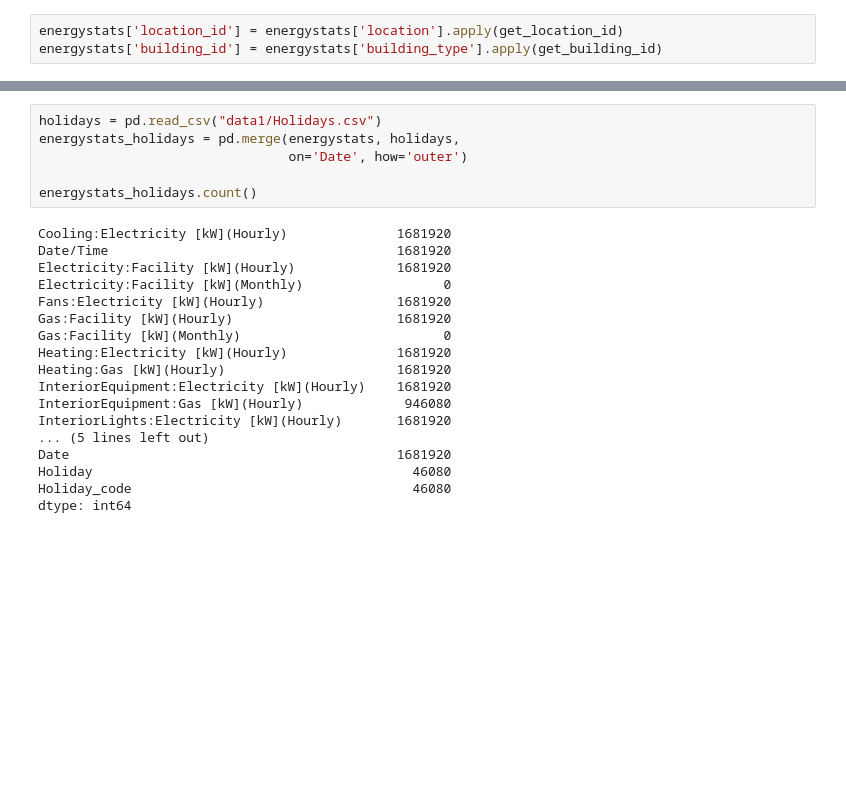
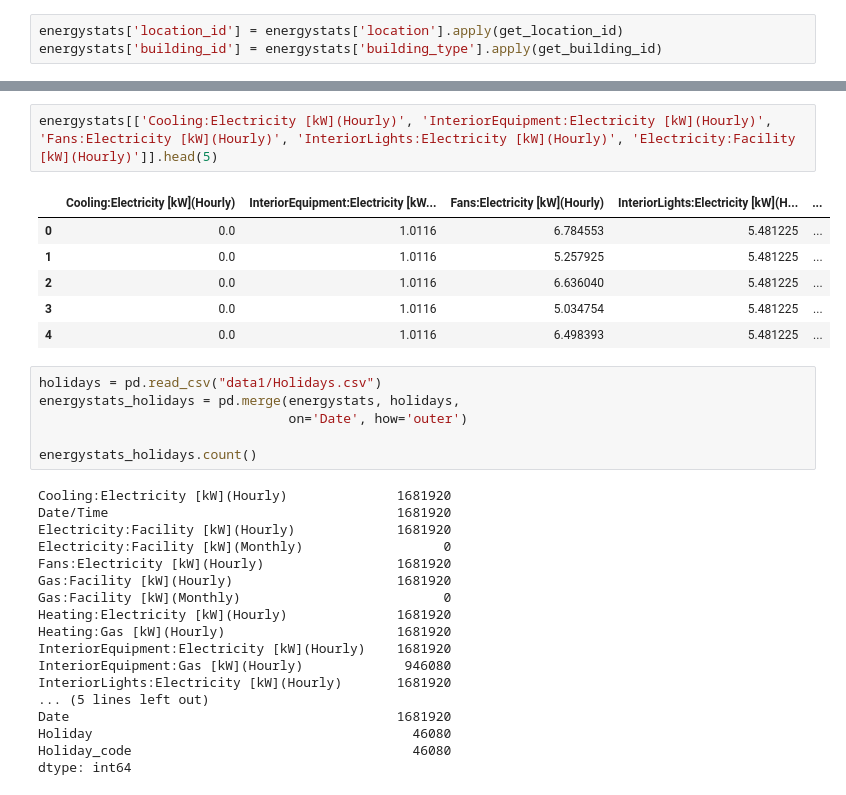
Before and after one commit to fagan2888/EnergyScience, a Jupyter notebook: Energybook-consumption.ipynb, the cells around one changed output, grey strips where cells are left out. Cells and saved outputs as stored; diff of their text form; blank space fills up the shorter version.

```diff
--- a/Energybook-consumption.ipynb
+++ b/Energybook-consumption.ipynb
@@ -108,6 +109,15 @@ energystats.head(5)
 | 2 | 0.0 | 01/01 03:00:00 | 22.051864 | NaN | 6.636040 | ... |
 | 3 | 0.0 | 01/01 04:00:00 | 20.450578 | NaN | 5.034754 | ... |
 | 4 | 0.0 | 01/01 05:00:00 | 21.914217 | NaN | 6.498393 | ... |
+# %%
+energystats[['Cooling:Electricity [kW](Hourly)', 'InteriorEquipment:Electricity [kW](Hourly)', 'Fans:Electricity [kW](Hourly)', 'InteriorLights:Electricity [kW](Hourly)', 'Electricity:Facility [kW](Hourly)']].head(5)
+# %% [output]
+|  | Cooling:Electricity [kW](Hourly) | InteriorEquipment:Electricity [kW... | Fans:Electricity [kW](Hourly) | InteriorLights:Electricity [kW](H... | ... |
+| 0 | 0.0 | 1.0116 | 6.784553 | 5.481225 | ... |
+| 1 | 0.0 | 1.0116 | 5.257925 | 5.481225 | ... |
+| 2 | 0.0 | 1.0116 | 6.636040 | 5.481225 | ... |
+| 3 | 0.0 | 1.0116 | 5.034754 | 5.481225 | ... |
+| 4 | 0.0 | 1.0116 | 6.498393 | 5.481225 | ... |
 # %%
 holidays = pd.read_csv("data1/Holidays.csv")
 energystats_holidays = pd.merge(energystats, holidays,
```
Also changed, not shown: parts of 16 cells of this notebook, 1 other file.
